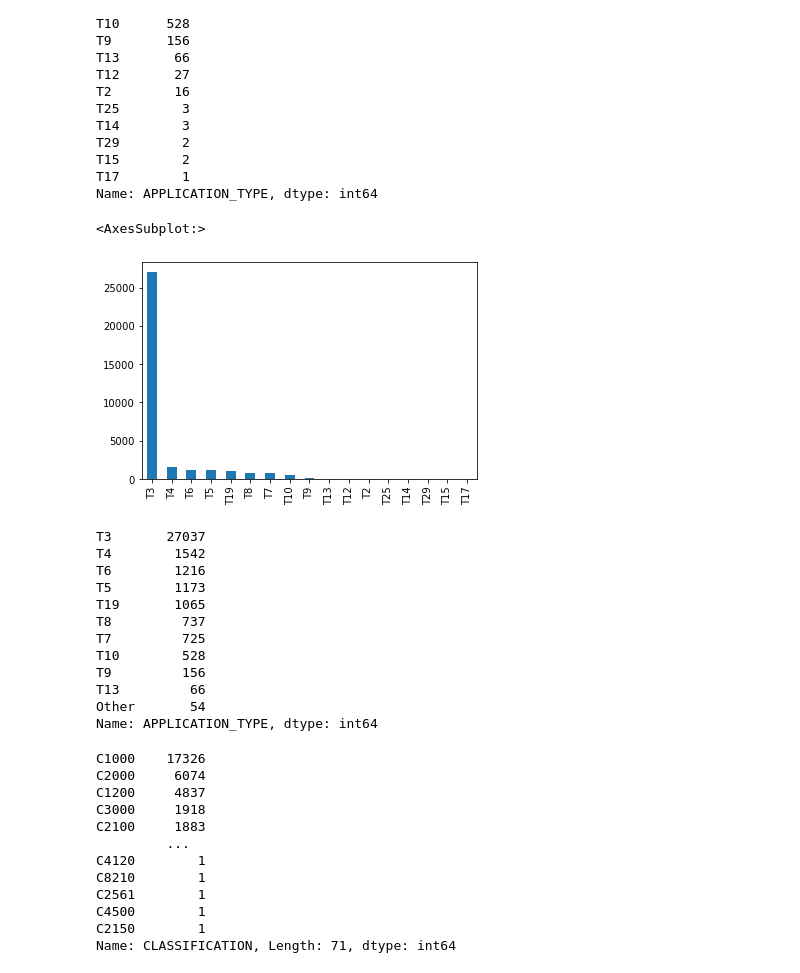
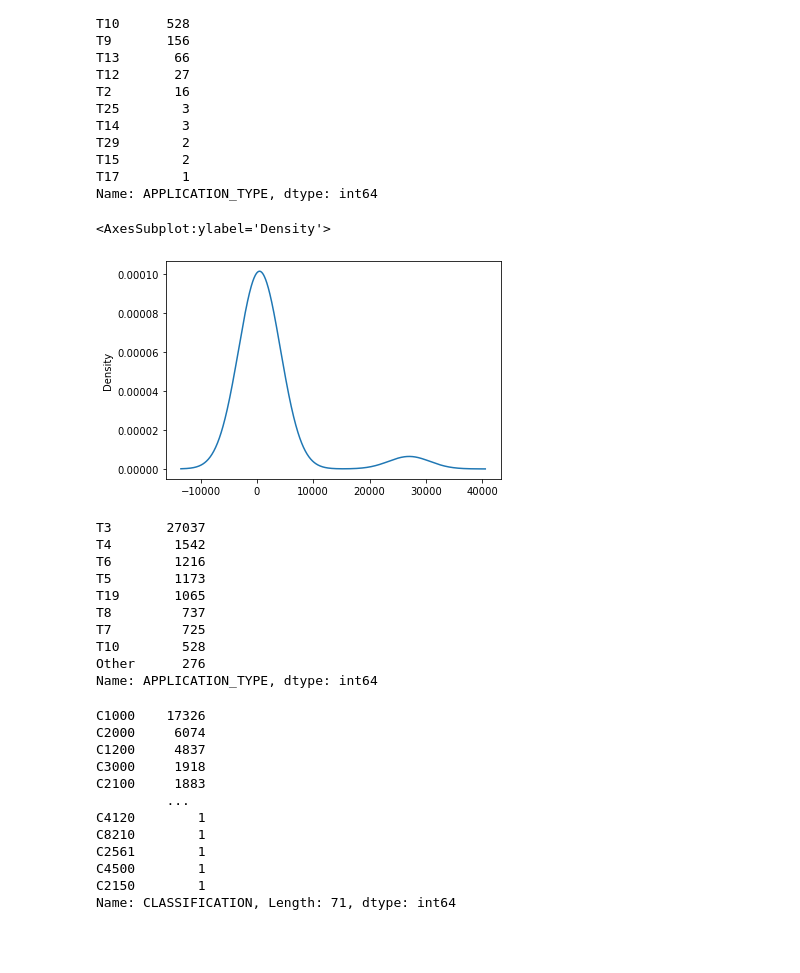
Before and after one commit to vijaycse/Neural_Network_Charity_Analysis, a Jupyter notebook: AlphabetSoupCharity_Optimzation.ipynb, the cells around one changed output. Drawn from its saved outputs; the diff is of its cells as text; code cells hidden in the pictures; blank space fills up the shorter version.

```diff
--- a/AlphabetSoupCharity_Optimzation.ipynb
+++ b/AlphabetSoupCharity_Optimzation.ipynb
@@ -62,13 +62,13 @@ T17        1
 Name: APPLICATION_TYPE, dtype: int64
 # %%
 # Visualize the value counts of APPLICATION_TYPE
-df_clean['APPLICATION_TYPE'].value_counts().plot(kind='bar')
+df_clean['APPLICATION_TYPE'].value_counts().plot.density()
 # %% [output]
-<AxesSubplot:>
+<AxesSubplot:ylabel='Density'>
-[figure, old version]
+[figure, new version]
 # %%
 # Determine which values to replace if counts are less than 10
-replace_application_indicator = df_clean['APPLICATION_TYPE'].value_counts() < 50
+replace_application_indicator = df_clean['APPLICATION_TYPE'].value_counts() < 100
 # switch the index with values
 replaced_application = pd.Series(replace_application_indicator.index.values, index=replace_application_indicator )
 # select only values that are less than 10 (aka true values)
@@ -91,9 +91,7 @@ T19       1065
 T8         737
 T7         725
 T10        528
-T9         156
-T13         66
-Other       54
+Other      276
 Name: APPLICATION_TYPE, dtype: int64
 # %%
 # Look at CLASSIFICATION value counts for binning
```
Also changed, not shown: parts of 37 cells of this notebook, 1 other file.
